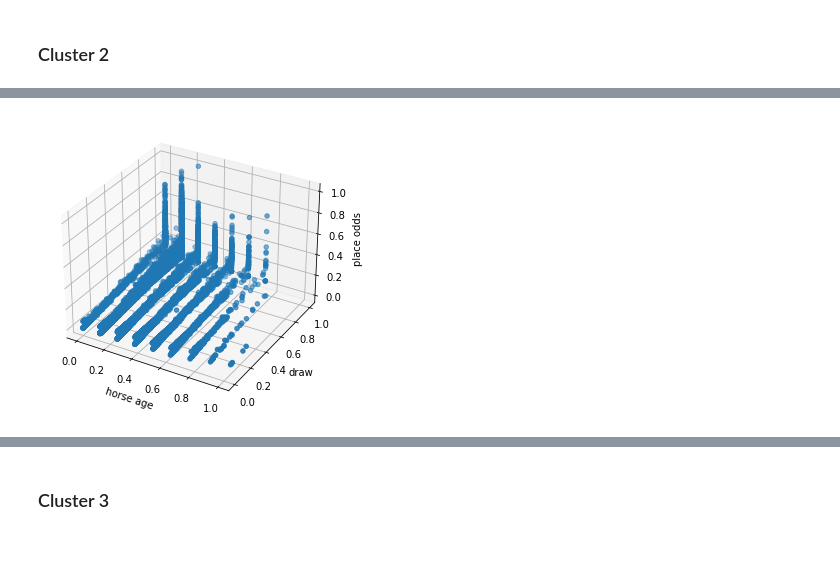
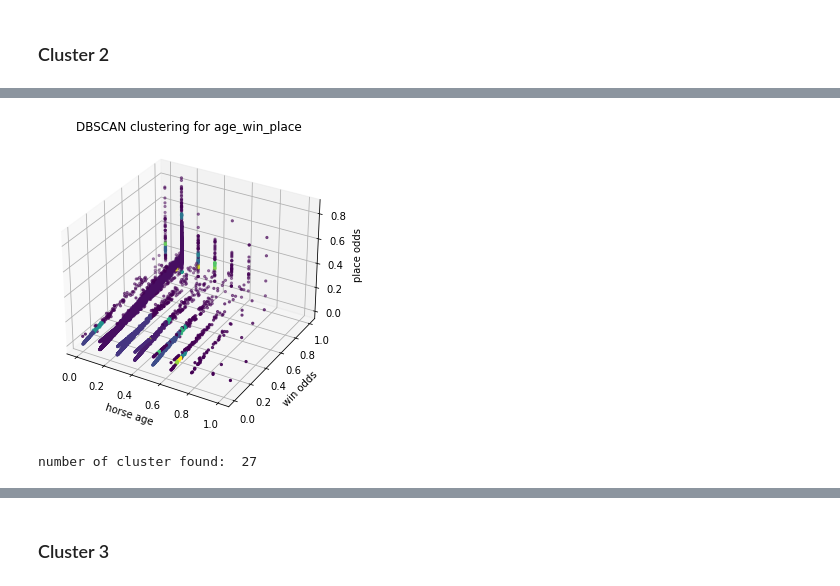
Before and after one commit to C-Stewart-GH/Hong_Kong_Horse_Racing_Project, a Jupyter notebook: Project3/Cameron_Lab3.ipynb, the cells around one changed output, grey strips where cells are left out. Saved outputs shown, nothing was run; the diff lists cells and outputs as text; code cells hidden in the pictures; blank space fills up the shorter version.

```diff
--- a/Project3/Cameron_Lab3.ipynb
+++ b/Project3/Cameron_Lab3.ipynb
@@ -454,19 +405,0 @@ db = DBSCAN(eps=eps, min_samples=minpts).fit(data)
-# %%
-
-
-fig = plt.figure()
-ax = Axes3D(fig)
-
-ax.scatter(win_draw_age_train[:,0], win_draw_age_train[:,1], win_draw_age_train[:,2])
-plt.xlabel('horse age')
-plt.ylabel('win odds')
-ax.zaxis.set_rotate_label(False)
-ax.set_zlabel('place odds', rotation=90)
-plt.show()
-
-# fig = pyplot.figure()
-# ax = Axes3D(fig)
-# c = (z<=0)
-# ax.scatter(x,y,z, c = c, cmap = 'coolwarm', size = 30)
-# %% [output]
-[figure, removed]
@@ -472,0 +450,30 @@ plt.show()
+# %%
+# X1=age_win_place_train
+# X2=age_draw_place_train
+# X3=dweight_aweight_place_train
+X=X1
+X_minpts = X1_N # from above
+X_eps = 0.015
+
+random.seed(0)
+np.random.shuffle(X)
+X = X[:15000,:]
+
+model = DBSCAN(eps=X_eps, min_samples=X_minpts)
+model.fit_predict(X)
+pred = model.fit_predict(X)
+
+fig = plt.figure()
+ax = Axes3D(fig)
+ax.scatter(X[:,0], X[:,1], X[:,2], c=model.labels_, s=5)
+plt.title('DBSCAN clustering for age_win_place')
+plt.xlabel('horse age')
+plt.ylabel('win odds')
+ax.zaxis.set_rotate_label(False)
+ax.set_zlabel('place odds', rotation=90)
+plt.show()
+
+print("number of cluster found: ", len(set(model.labels_)))
+# %% [output]
+[figure, added]
+number of cluster found:  27
```
Also changed, not shown: parts of 9 cells of this notebook.
